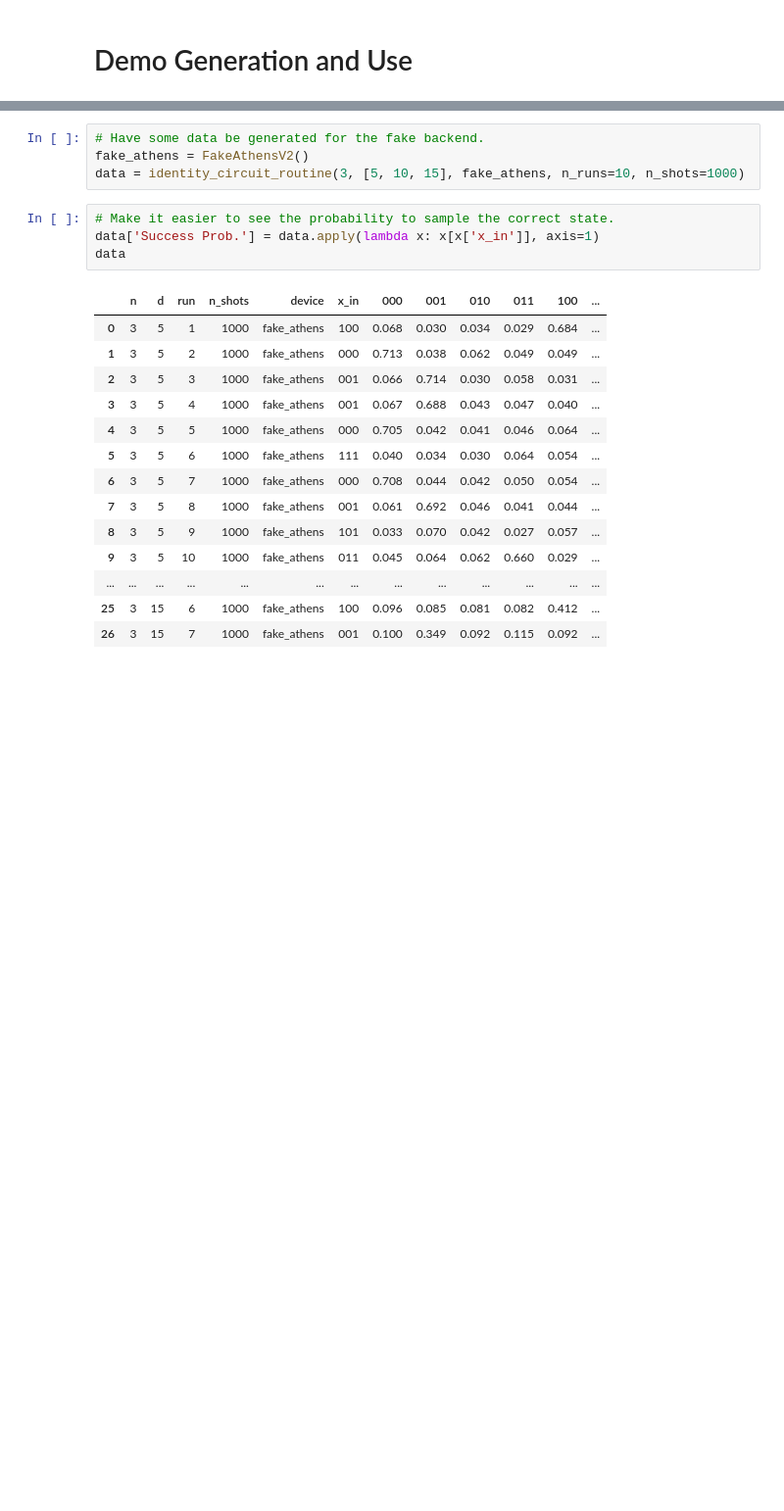
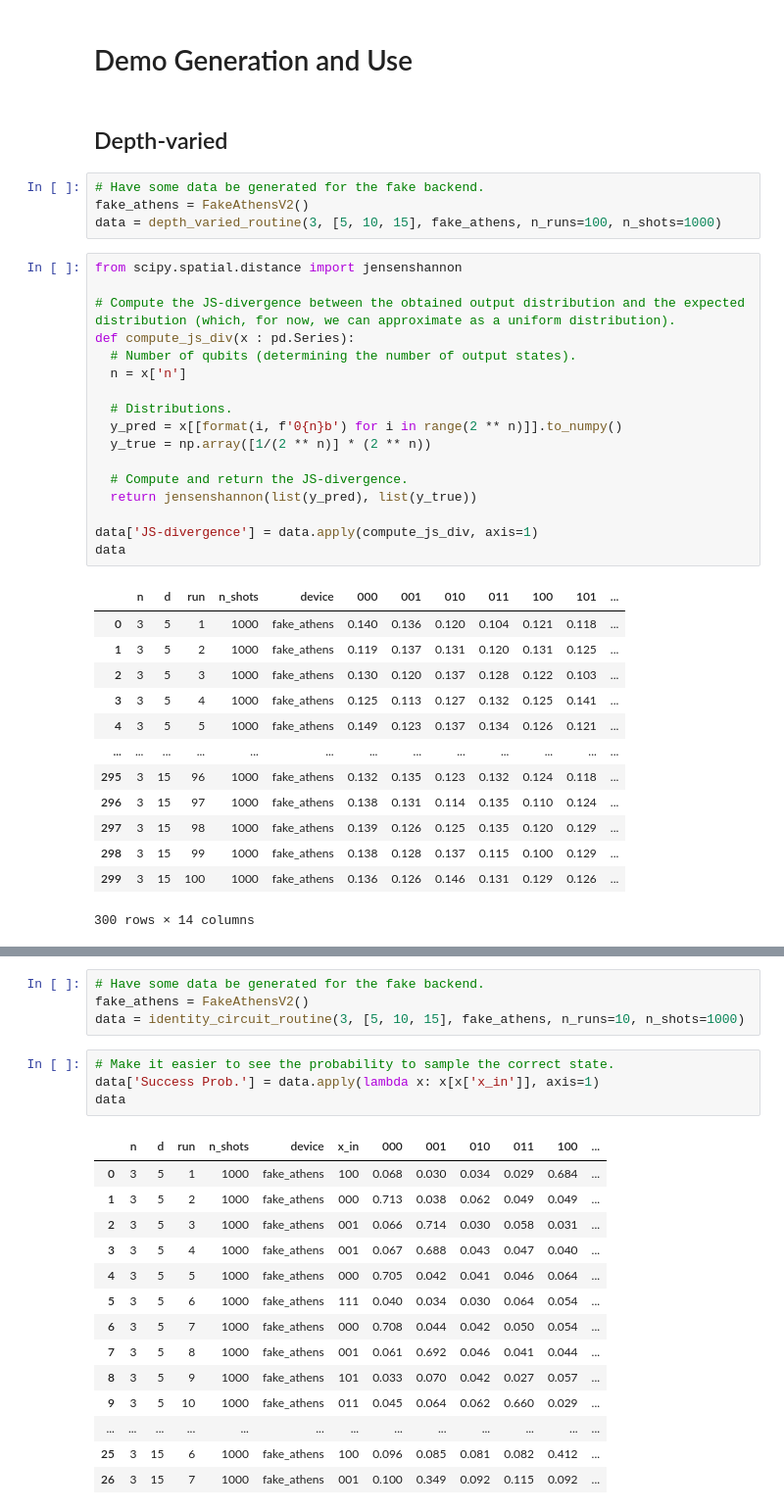
Before and after one commit to BenPrie/quantum-noise-ml, a Jupyter notebook: data-generation.ipynb, the cells around one changed output, grey strips where cells are left out. Shown at 98% size. Cells and saved outputs as stored; diff of their text form; blank space fills up the shorter version.

```diff
--- a/data-generation.ipynb
+++ b/data-generation.ipynb
@@ -674,2 +674,39 @@ identity_circuit_routine(3, [4, 5, 6], fake_athens, n_runs=5, n_shots=100)
 # %% [markdown]
 # Demo Generation and Use
+# %% [markdown]
+## Depth-varied
+# %%
+# Have some data be generated for the fake backend.
+fake_athens = FakeAthensV2()
+data = depth_varied_routine(3, [5, 10, 15], fake_athens, n_runs=100, n_shots=1000)
+# %%
+from scipy.spatial.distance import jensenshannon
+
+# Compute the JS-divergence between the obtained output distribution and the expected distribution (which, for now, we can approximate as a uniform distribution).
+def compute_js_div(x : pd.Series):
+  # Number of qubits (determining the number of output states).
+  n = x['n']
+
+  # Distributions.
+  y_pred = x[[format(i, f'0{n}b') for i in range(2 ** n)]].to_numpy()
+  y_true = np.array([1/(2 ** n)] * (2 ** n))
+
+  # Compute and return the JS-divergence.
+  return jensenshannon(list(y_pred), list(y_true))
+
+data['JS-divergence'] = data.apply(compute_js_div, axis=1)
+data
+# %% [output]
+|  | n | d | run | n_shots | device | 000 | 001 | 010 | 011 | 100 | 101 | ... |
+| 0 | 3 | 5 | 1 | 1000 | fake_athens | 0.140 | 0.136 | 0.120 | 0.104 | 0.121 | 0.118 | ... |
+| 1 | 3 | 5 | 2 | 1000 | fake_athens | 0.119 | 0.137 | 0.131 | 0.120 | 0.131 | 0.125 | ... |
+| 2 | 3 | 5 | 3 | 1000 | fake_athens | 0.130 | 0.120 | 0.137 | 0.128 | 0.122 | 0.103 | ... |
+| 3 | 3 | 5 | 4 | 1000 | fake_athens | 0.125 | 0.113 | 0.127 | 0.132 | 0.125 | 0.141 | ... |
+| 4 | 3 | 5 | 5 | 1000 | fake_athens | 0.149 | 0.123 | 0.137 | 0.134 | 0.126 | 0.121 | ... |
+| ... | ... | ... | ... | ... | ... | ... | ... | ... | ... | ... | ... | ... |
+| 295 | 3 | 15 | 96 | 1000 | fake_athens | 0.132 | 0.135 | 0.123 | 0.132 | 0.124 | 0.118 | ... |
+| 296 | 3 | 15 | 97 | 1000 | fake_athens | 0.138 | 0.131 | 0.114 | 0.135 | 0.110 | 0.124 | ... |
+| 297 | 3 | 15 | 98 | 1000 | fake_athens | 0.139 | 0.126 | 0.125 | 0.135 | 0.120 | 0.129 | ... |
+| 298 | 3 | 15 | 99 | 1000 | fake_athens | 0.138 | 0.128 | 0.137 | 0.115 | 0.100 | 0.129 | ... |
+| 299 | 3 | 15 | 100 | 1000 | fake_athens | 0.136 | 0.126 | 0.146 | 0.131 | 0.129 | 0.126 | ... |
+300 rows × 14 columns
```
Also changed, not shown: parts of 12 cells of this notebook.
